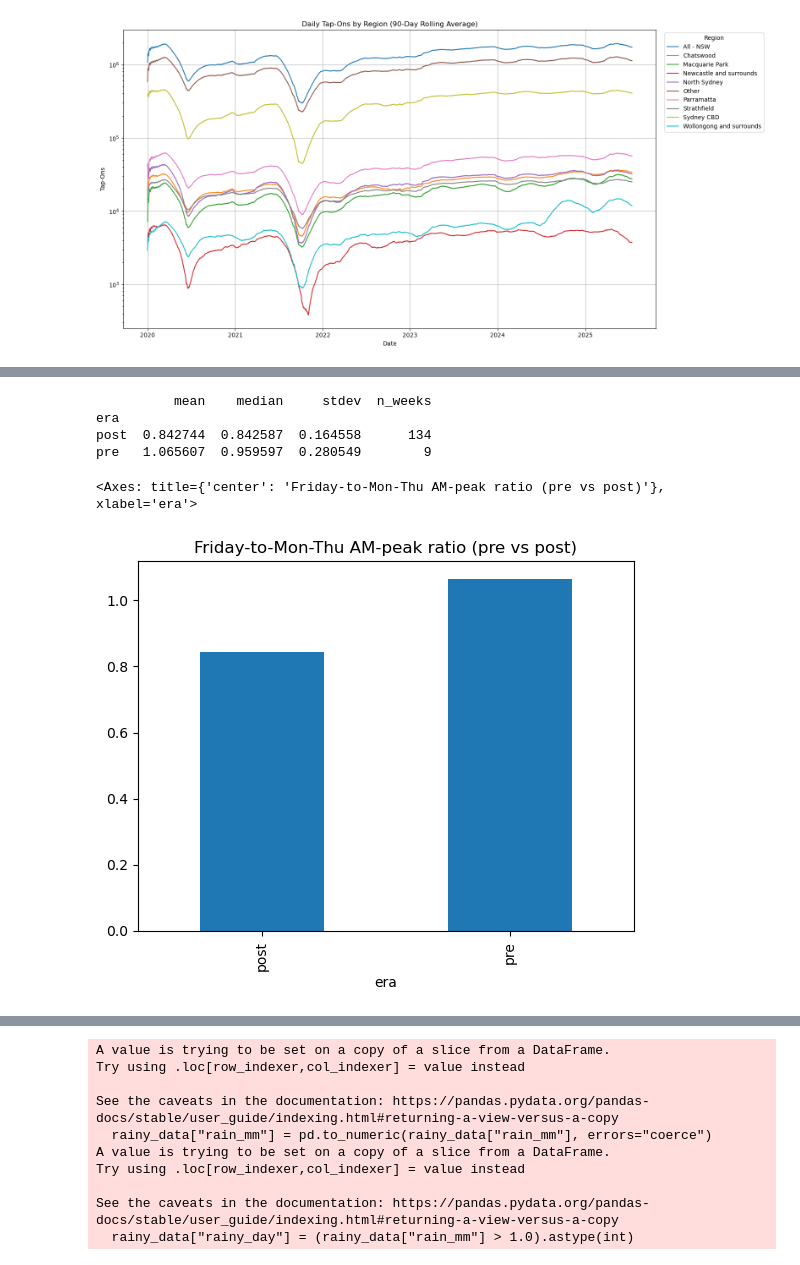
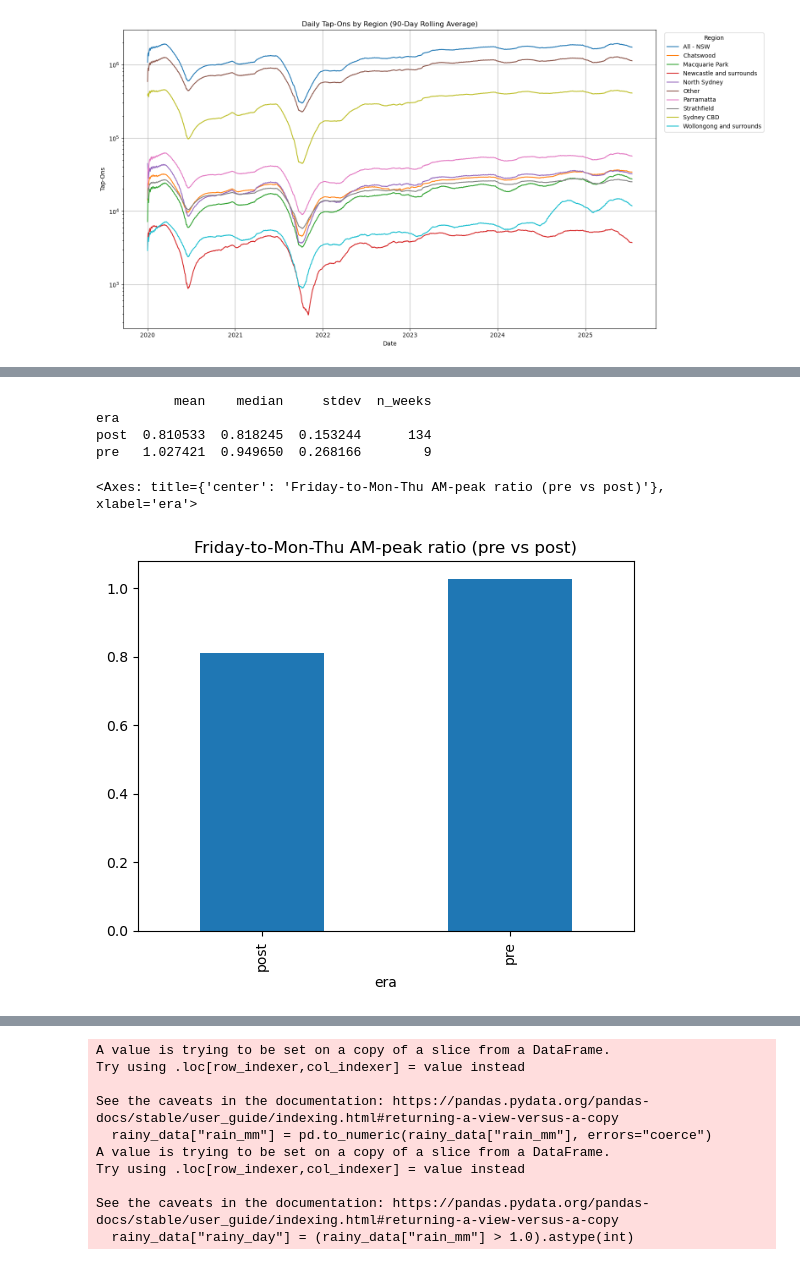
Before and after one commit to devilshadow04/nsw-friday-commute-analysis, a Jupyter notebook: WDAC_2025_data/report/notebook.ipynb, the cells around one changed output, grey strips where cells are left out. Cells and saved outputs as stored; diff of their text form; code cells hidden in the pictures.

```diff
--- a/WDAC_2025_data/report/notebook.ipynb
+++ b/WDAC_2025_data/report/notebook.ipynb
@@ -113,4 +122,4 @@ dtype: int64
 # %%
 full_df['trip_origin_date'] = pd.to_datetime(full_df['trip_origin_date'])
 # %%
-full_df
+full_df['tap'] = pd.to_datetime(full_df['trip_origin_date'])
@@ -131,3 +126,5 @@ full_df
+# %%
+full_df['tap_hour']=pd.to_numeric(full_df['tap_hour'])
 # %%
 # Group by date and region, then sum
 region_daily = full_df.groupby(['trip_origin_date', 'ti_region'])['Tap_Ons'].sum().unstack()
@@ -178,37 +181,37 @@ peak['era'] = np.where(pre_mask, 'pre', np.where(post_mask, 'post', 'ignore'))
 peak = peak[peak['era'] != 'ignore']         # toss 2020-22 transition if not needed
 
 # --- 3.  Aggregate: total Tap_Ons per date & DOW -----------------------------
 daily = (peak
          .groupby(['era','trip_origin_date','dow'], as_index=False)['Tap_Ons']
          .sum())
 
 # --- 4.  Convert to week-level and compute Friday ratio ----------------------
 # ISO week key so Jan 1 of each year doesn’t mix
 daily['iso_year'] = daily['trip_origin_date'].dt.isocalendar().year
 daily['iso_week'] = daily['trip_origin_date'].dt.isocalendar().week
 daily['yrwk'] = daily['iso_year'] * 100 + daily['iso_week']   # e.g. 202452
 
 weekly = (daily
           .pivot_table(index=['era','yrwk'], columns='dow', values='Tap_Ons')
           .rename(columns={0: 'Mon', 1:'Tue', 2:'Wed', 3:'Thu', 4:'Fri'}))
 
-weekly['Tue_Thu_mean'] = weekly[['Mon', 'Tue','Wed','Thu']].mean(axis=1)
+weekly['Tue_Thu_mean'] = weekly[['Tue','Wed','Thu']].mean(axis=1)
 weekly['fri_ratio']    = weekly['Fri'] / weekly['Tue_Thu_mean']
 
 # --- 5.  Summarise & inspect -------------------------------------------------
 summary = (weekly.groupby('era')['fri_ratio']
                   .agg(mean='mean', median='median', stdev='std', n_weeks='size'))
 print(summary)
 
 # optional: quick bar chart
 summary['mean'].plot.bar(title='Friday-to-Mon-Thu AM-peak ratio (pre vs post)')
 # %% [output]
           mean    median     stdev  n_weeks
 era
-post  0.842744  0.842587  0.164558      134
-pre   1.065607  0.959597  0.280549        9
+post  0.810533  0.818245  0.153244      134
+pre   1.027421  0.949650  0.268166        9
 <Axes: title={'center': 'Friday-to-Mon-Thu AM-peak ratio (pre vs post)'}, xlabel='era'>
-[figure, old version]
+[figure, new version]
 # %%
 heat = weekly.reset_index()             # columns: era, yrwk, ..., fri_ratio
 heat['year'] = heat['yrwk'] // 100
```
Also changed, not shown: parts of 8 cells of this notebook.
